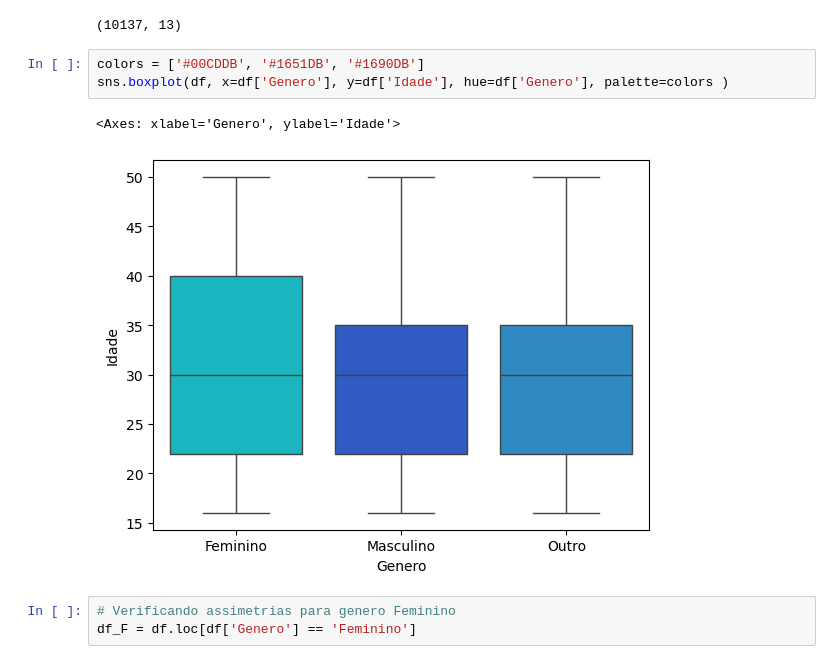
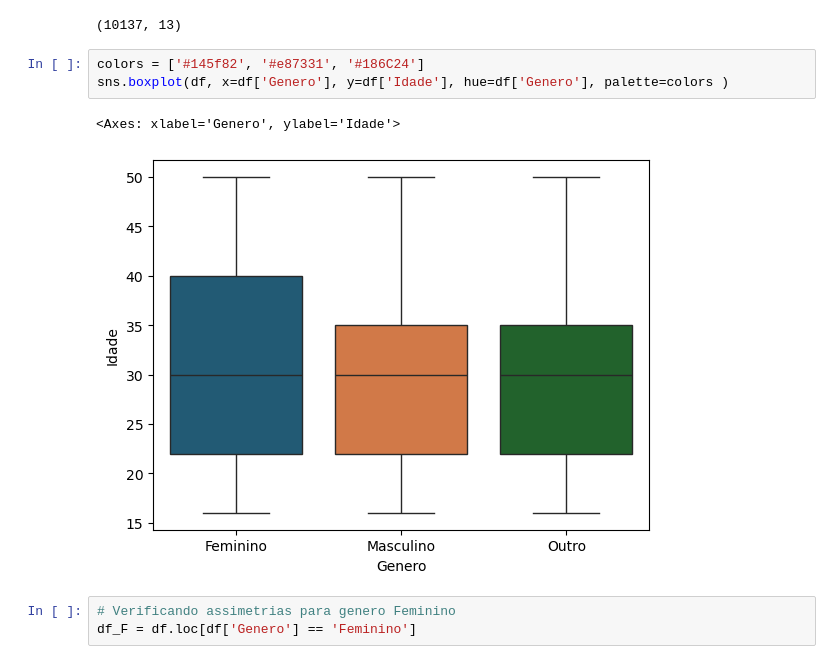
Before and after one commit to Diogonogueirasantos/Influencia-gerada-por-Redes-sociais, a Jupyter notebook: analise_exploratoria.ipynb, the cells around one changed output. Drawn from its saved outputs; the diff is of its cells as text.

```diff
--- a/analise_exploratoria.ipynb
+++ b/analise_exploratoria.ipynb
@@ -135,11 +134,11 @@ df.shape
 # %% [output]
 (10137, 13)
 # %%
-colors = ['#00CDDB', '#1651DB', '#1690DB']
+colors = ['#145f82', '#e87331', '#186C24']
 sns.boxplot(df, x=df['Genero'], y=df['Idade'], hue=df['Genero'], palette=colors )
 # %% [output]
 <Axes: xlabel='Genero', ylabel='Idade'>
-[figure, old version]
+[figure, new version]
 # %%
 # Verificando assimetrias para genero Feminino
 df_F = df.loc[df['Genero'] == 'Feminino']
```
Also changed, not shown: parts of 4 cells of this notebook, 4 other files.
